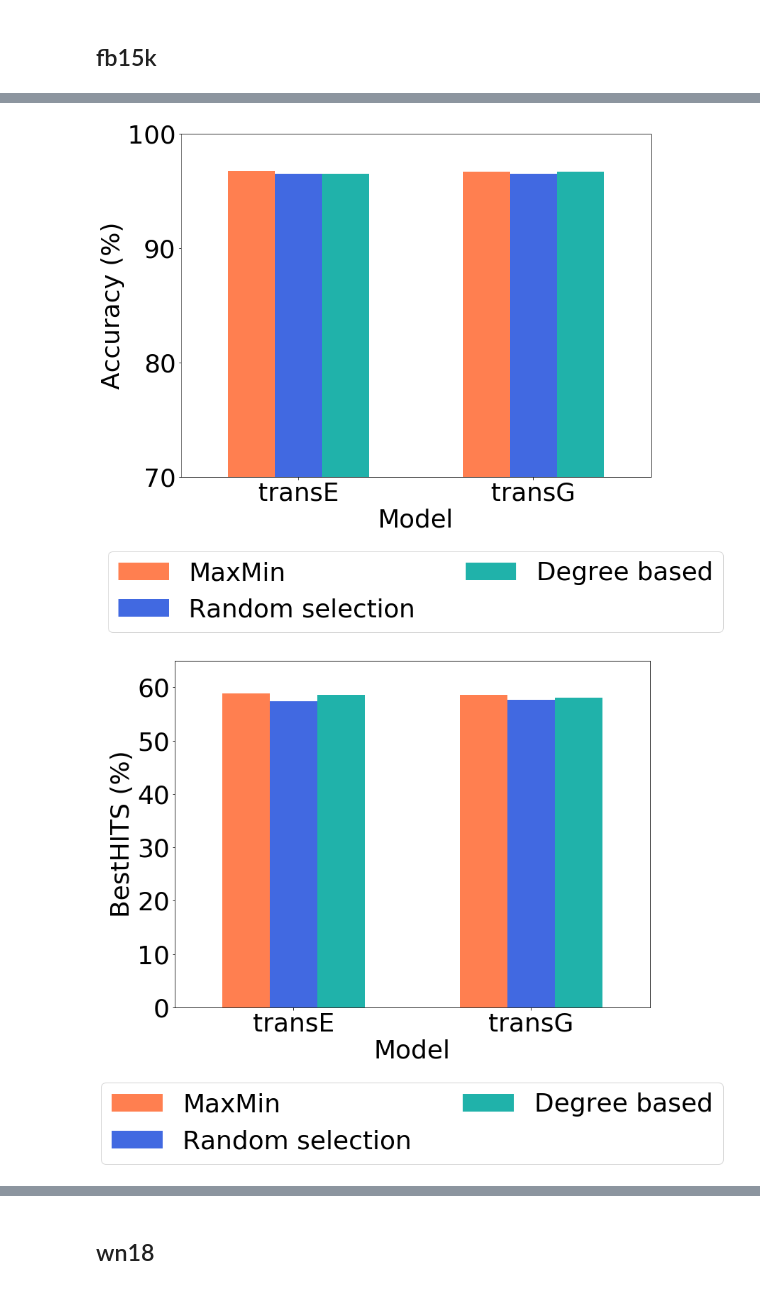
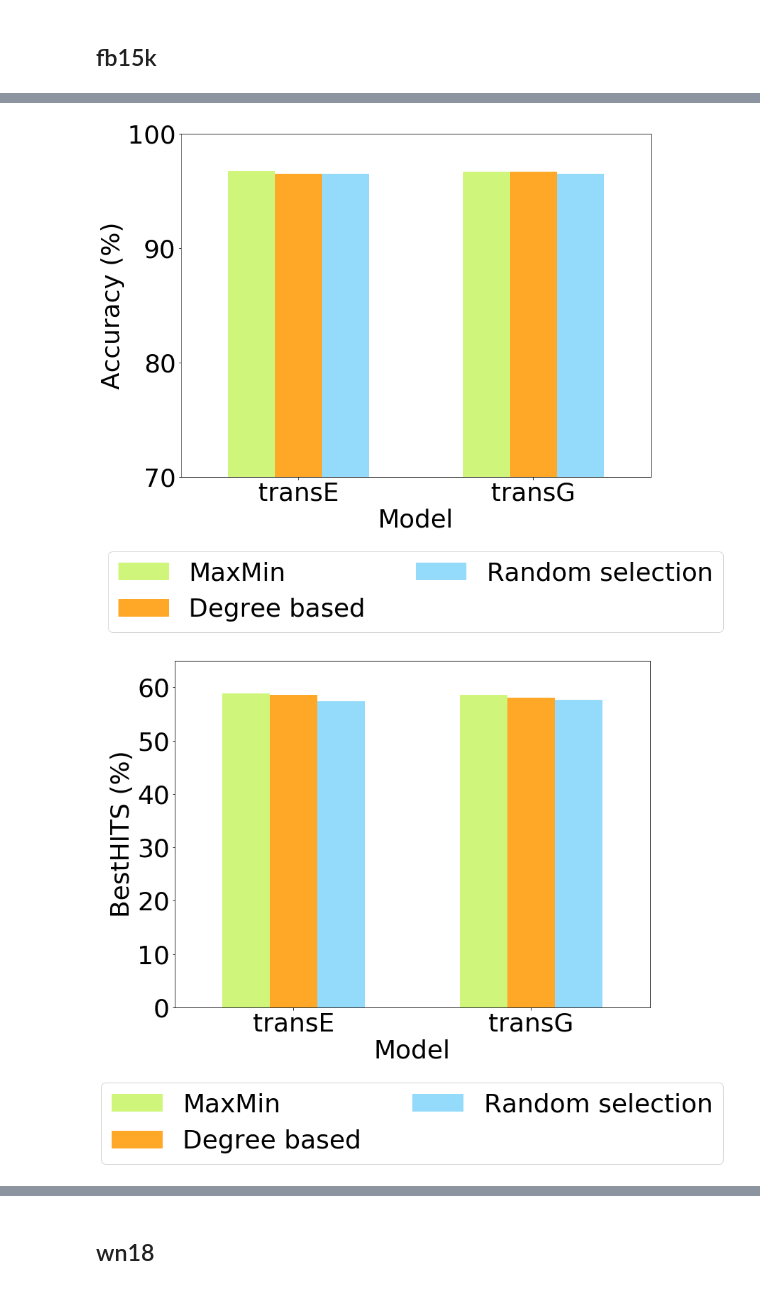
Before and after one commit to ahnjaewoo/Embedding, a Jupyter notebook: figures/figures - anchor.ipynb, the cells around one changed output, grey strips where cells are left out. Drawn from its saved outputs; the diff is of its cells as text; code cells hidden in the pictures.

```diff
--- a/figures/figures - anchor.ipynb
+++ b/figures/figures - anchor.ipynb
@@ -77,9 +77,9 @@ fb15k_degmin = np.array([0.964737, 0.966549]) * 100
 
 fig, ax = plt.subplots(1, 1, figsize = (12, 9))
 
-ax.bar(num_workers - 0.4, fb15k_maxmin, width = 0.4, label = 'MaxMin', color = 'coral')
-ax.bar(num_workers, fb15k_randmin, width = 0.4, label = 'Random selection', color = 'royalblue')
-ax.bar(num_workers + 0.4, fb15k_degmin, width = 0.4, label = 'Degree based', color = 'lightseagreen')
+ax.bar(num_workers - 0.4, fb15k_maxmin, width = 0.4, label = 'MaxMin', color = '#CFF67B')
+ax.bar(num_workers, fb15k_degmin, width = 0.4, label = 'Degree based', color = '#FFA726')
+ax.bar(num_workers + 0.4, fb15k_randmin, width = 0.4, label = 'Random selection', color = '#94DAFB')
 ax.set_xlabel('Model')
 ax.set_ylabel('Accuracy (%)')
 legend = ax.legend(loc = 'upper center', bbox_to_anchor = (0.5, -0.18), fancybox = True, ncol = 2)
@@ -93,34 +93,34 @@ ax.set_ylim(70, 100)
 plt.savefig('./anchor_accuracy_fb15k.pdf', dpi = 300, quality = 100, bbox_extra_artists = (legend,), bbox_inches = 'tight')
 plt.show()
 # %% [output]
-[figure, old version]
+[figure, new version]
 # %%
 # BestHITS fb15k
 num_workers = np.array([2, 4])
 
 fb15k_maxmin = np.array([0.588377, 0.585736]) * 100
 fb15k_randmin = np.array([0.573327, 0.576019]) * 100
 fb15k_degmin = np.array([0.585702, 0.580742]) * 100
 
 fig, ax = plt.subplots(1, 1, figsize = (12, 9))
 
-ax.bar(num_workers - 0.4, fb15k_maxmin, width = 0.4, label = 'MaxMin', color = 'coral')
-ax.bar(num_workers, fb15k_randmin, width = 0.4, label = 'Random selection', color = 'royalblue')
-ax.bar(num_workers + 0.4, fb15k_degmin, width = 0.4, label = 'Degree based', color = 'lightseagreen')
+ax.bar(num_workers - 0.4, fb15k_maxmin, width = 0.4, label = 'MaxMin', color = '#CFF67B')
+ax.bar(num_workers, fb15k_degmin, width = 0.4, label = 'Degree based', color = '#FFA726')
+ax.bar(num_workers + 0.4, fb15k_randmin, width = 0.4, label = 'Random selection', color = '#94DAFB')
 ax.set_xlabel('Model')
 ax.set_ylabel('BestHITS (%)')
 legend = ax.legend(loc = 'upper center', bbox_to_anchor = (0.5, -0.18), fancybox = True, ncol = 2)
 ax.set_xticks(num_workers)
 ax.set_xticklabels(['transE', 'transG'])
 ax.set_yticks(np.arange(0, 100, 10))
 ax.set_xlim(1, 5)
 ax.set_ylim(0, 65)
 
 #plt.tight_layout()
 plt.savefig('./anchor_besthit_fb15k.pdf', dpi = 300, quality = 100, bbox_extra_artists = (legend,), bbox_inches = 'tight')
 plt.show()
 # %% [output]
-[figure, old version]
+[figure, new version]
 # %%
 # BestMRR fb15k
 num_workers = np.array([2, 4])
```
Also changed, not shown: parts of 17 cells of this notebook, 44 other files.
